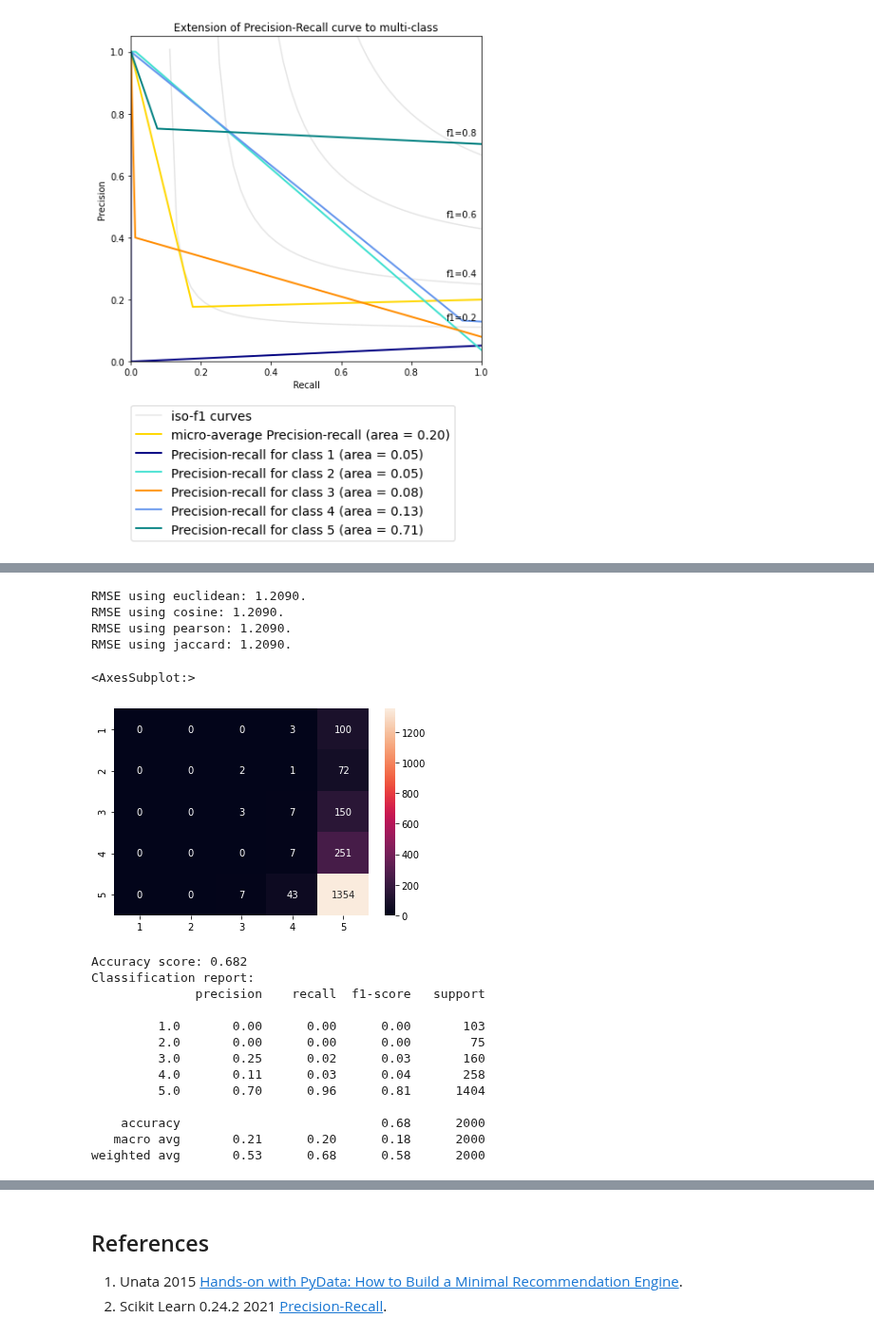
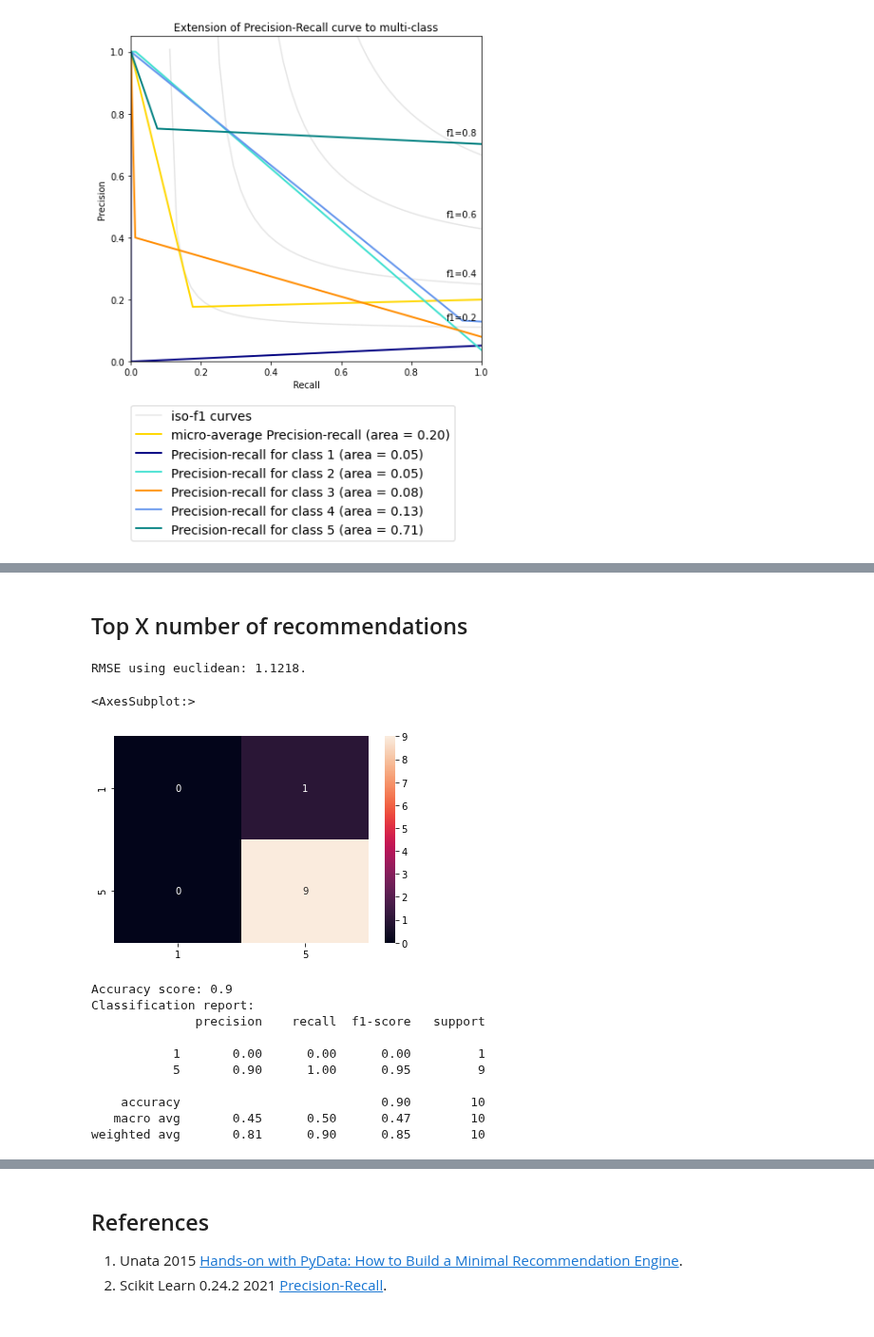
Before and after one commit to JasonCaldwellMBA/Grocery_Recommender, a Jupyter notebook: Notebooks/Modeling_Recommendation_Hybrid_v3.ipynb, the cells around one changed output, grey strips where cells are left out. Shown at 95% size. Saved outputs shown, nothing was run; the diff lists cells and outputs as text; code cells hidden in the pictures.

```diff
--- a/Notebooks/Modeling_Recommendation_Hybrid_v3.ipynb
+++ b/Notebooks/Modeling_Recommendation_Hybrid_v3.ipynb
@@ -124,10 +125,10 @@ class Recommender(object):
     def estimate(self, user_id, product_id):
         return 0.9 * self.estimate_user(user_id) + 0.1 * self.estimate_product(user_id, product_id)
 
-    def estimate_product2(self, user_id, product_id):
+    def estimate_top_products(self, user_id, product_id):
         all_ratings = df_train.loc[df_train.asin == product_id]
         if all_ratings.empty:
-            return 5.0
+            return self.overall_mean
         all_ratings.set_index('reviewerID', inplace=True)
         their_ids = all_ratings.index
         their_ratings = all_ratings.overall
@@ -135,7 +136,7 @@ class Recommender(object):
         try:
             user_profile = self.all_user_profiles[user_id]
         except KeyError:
-            return 5.0
+            return self.overall_mean
         sims = their_profiles.apply(lambda profile: self.similarity(profile, user_profile), axis=0)
         ratings_sims = pd.DataFrame({'sim': sims, 'overall': their_ratings})
         ratings_sims = ratings_sims[ratings_sims.sim > 0]
@@ -144,16 +145,16 @@ class Recommender(object):
         else:
             return np.average(ratings_sims.overall, weights=ratings_sims.sim)
 
-    def estimate_user2(self, user_id):
+    def estimate_top_users(self, user_id):
         similar = df_train.loc[df_train.reviewerID == user_id]
 
         if similar.empty:
-            return self.overall_mean * 0.5 + 5.0 * 0.5
+            return self.overall_mean
         else:
             return similar['overall'].mean()
 
-    def estimate2(self, user_id, product_id):
-        return 0.5 * self.estimate_user2(user_id) + 0.5 * self.estimate_product2(user_id, product_id)
+    def estimate_top_x(self, user_id, product_id):
+        return 0.5 * self.estimate_top_users(user_id) + 0.5 * self.estimate_top_products(user_id, product_id)
 # %%
 functions = [euclidean, cosine, pearson, jaccard]
 for estimate in functions:
@@ -310,41 +308,56 @@ plt.show()
+# %% [markdown]
+## Top X number of recommendations
 # %%
-functions = [euclidean, cosine, pearson, jaccard]
+functions = [euclidean]
 for similarity in functions:
     rec = Recommender(similarity)
-    print(f'RMSE using {similarity.__name__}: {evaluate_test(rec.estimate2):.4f}.')
+    print(f'RMSE using {similarity.__name__}: {evaluate_test(rec.estimate_top_x):.4f}.')
 # %% [output]
-RMSE using euclidean: 1.2090.
-RMSE using cosine: 1.2090.
-RMSE using pearson: 1.2090.
-RMSE using jaccard: 1.2090.
+RMSE using euclidean: 1.1218.
 # %%
 rec = Recommender(euclidean)
 ids_to_estimate = zip(df_test.reviewerID, df_test.asin)
-y_pred = np.array([rec.estimate2(u,i) for (u,i) in ids_to_estimate])
+y_pred = np.array([rec.estimate_top_x(u,i) for (u,i) in ids_to_estimate])
 y_test = df_test.overall.values
 # Make both np arrays int for comparison
 y_pred = np.rint(y_pred)
+# %%
+def provide_x_recommendations(list_a, list_b, top_x=10):
+    """ Return a random x (10 is default) recommendations that are an exact match."""
+    match = []
+    y_pred_rec_x = []
+    y_test_rec_x = []
+    assert len(list_a) == len(list_b)
+    for i in range(len(list_a)):
+        # Only include 5 star recommendations
+        if list_a[i] > 4:
+            match.append(i)
+    recommendations = random.sample(match, top_x)
+    for i in recommendations:
+        y_pred_rec_x.append(int(y_pred[i]))
+        y_test_rec_x.append(int(y_test[i]))
+    return y_pred_rec_x[:top_x], y_test_rec_x[:top_x]
+# %%
+y_pred_sample, y_test_sample = provide_x_recommendations(y_pred, y_test)
 # %%
-cm = confusion_matrix(y_test, y_pred)
-sns.heatmap(cm, annot=True, fmt='d', xticklabels=[1,2,3,4,5], yticklabels=[1,2,3,4,5])
+labels = set(y_test_sample)
+cm = confusion_matrix(y_test_sample, y_pred_sample)
+sns.heatmap(cm, annot=True, fmt='d', xticklabels=labels, yticklabels=labels)
 # %% [output]
 <AxesSubplot:>
-[figure, old version]
+[figure, new version]
 # %%
-print(f"Accuracy score: {accuracy_score(y_test, y_pred)}")
+print(f"Accuracy score: {accuracy_score(y_test_sample, y_pred_sample)}")
 print('Classification report:')
-print(classification_report(y_test, y_pred))
+print(classification_report(y_test_sample, y_pred_sample, zero_division=0))
 # %% [output]
-Accuracy score: 0.682
+Accuracy score: 0.9
 Classification report:
               precision    recall  f1-score   support
 
-         1.0       0.00      0.00      0.00       103
-         2.0       0.00      0.00      0.00        75
-         3.0       0.25      0.02      0.03       160
-         4.0       0.11      0.03      0.04       258
-         5.0       0.70      0.96      0.81      1404
+           1       0.00      0.00      0.00         1
+           5       0.90      1.00      0.95         9
 
-    accuracy                           0.68      2000
-   macro avg       0.21      0.20      0.18      2000
-weighted avg       0.53      0.68      0.58      2000
+    accuracy                           0.90        10
+   macro avg       0.45      0.50      0.47        10
+weighted avg       0.81      0.90      0.85        10
```
Also changed, not shown: parts of 7 cells of this notebook.
